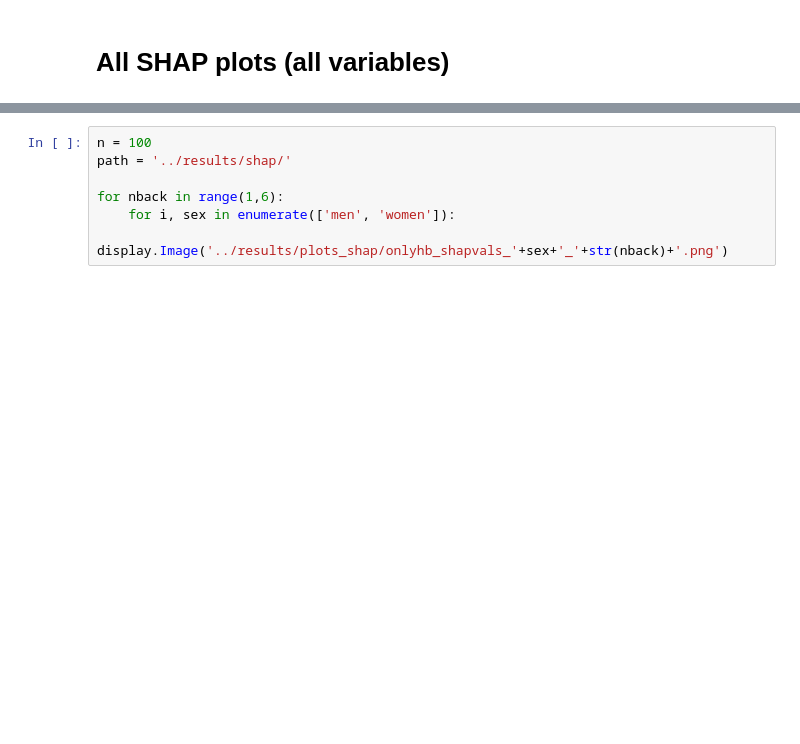
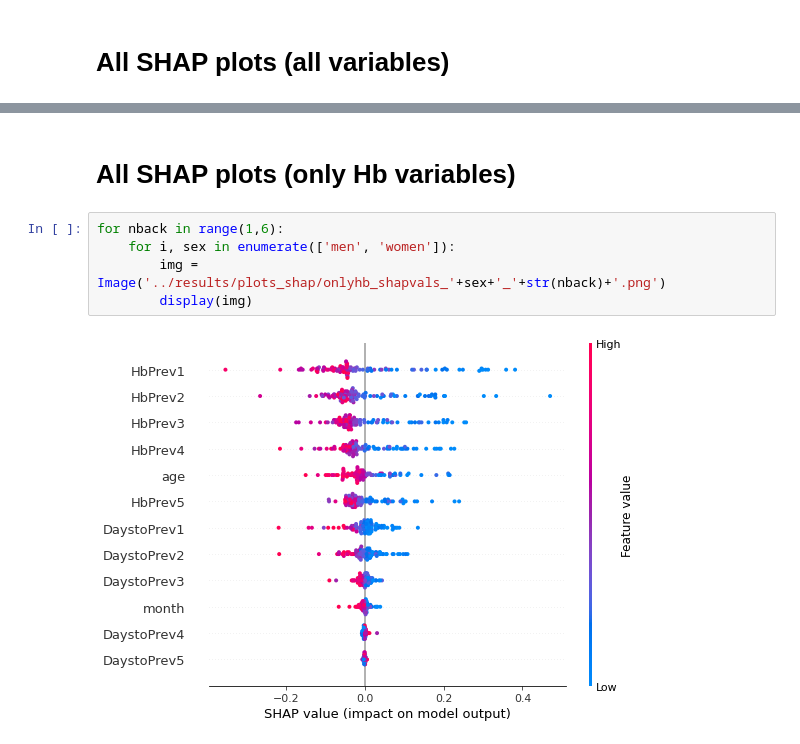
Before and after one commit to vinkenoogm/hbpred-compare, a Jupyter notebook: src/5_plotshap.ipynb, the cells around one changed output, grey strips where cells are left out. Cells and saved outputs as stored; diff of their text form; blank space fills up the shorter version.

```diff
--- a/src/5_plotshap.ipynb
+++ b/src/5_plotshap.ipynb
@@ -85,7 +103,9 @@ women 5
+# %% [markdown]
+# All SHAP plots (only Hb variables)
 # %%
-n = 100
-path = '../results/shap/'
-
 for nback in range(1,6):
     for i, sex in enumerate(['men', 'women']):
-        display.Image('../results/plots_shap/onlyhb_shapvals_'+sex+'_'+str(nback)+'.png')
+        img = Image('../results/plots_shap/onlyhb_shapvals_'+sex+'_'+str(nback)+'.png')
+        display(img)
+# %% [output]
+[figure, added]
```
Also changed, not shown: parts of 4 cells of this notebook, 20 other files.
